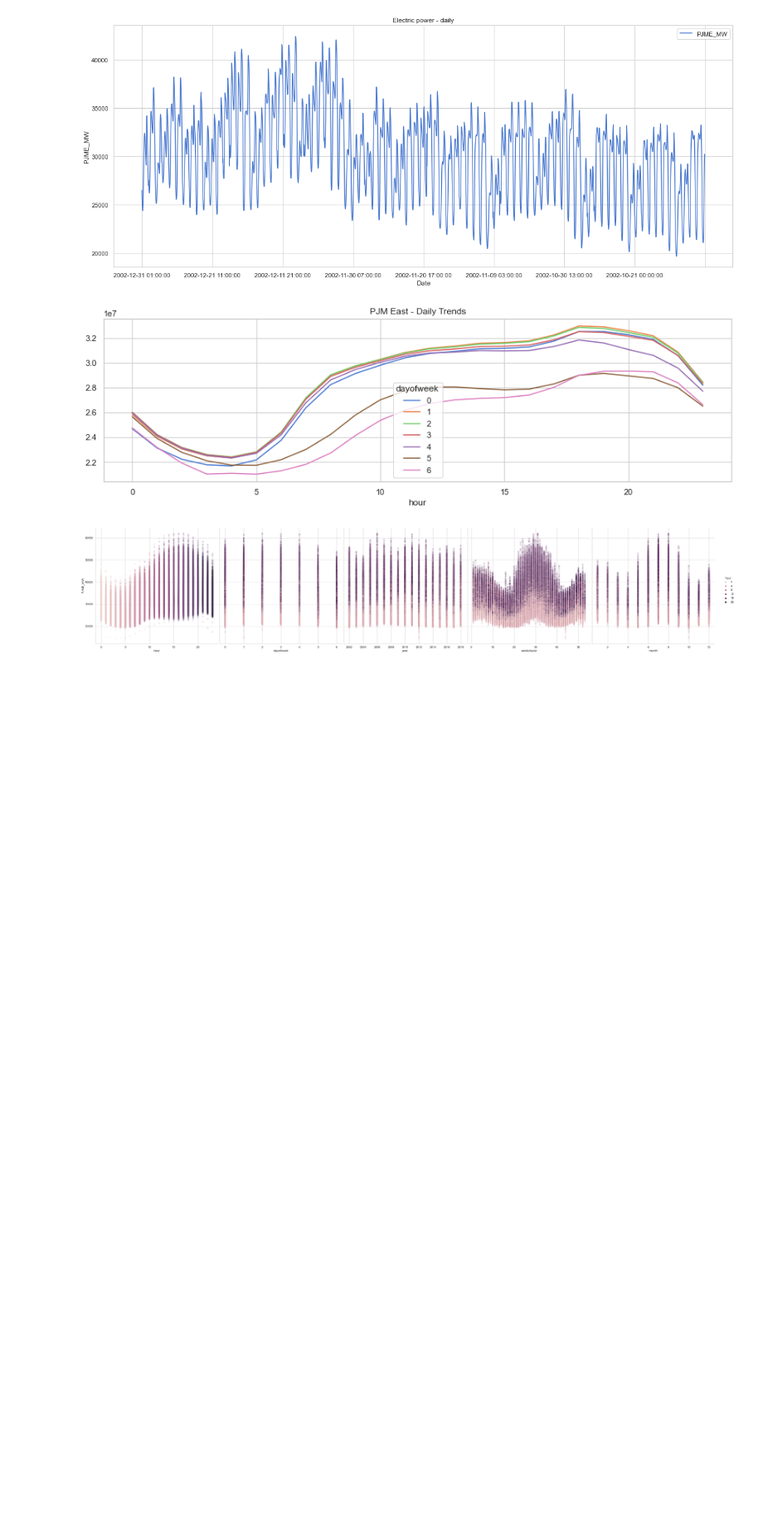
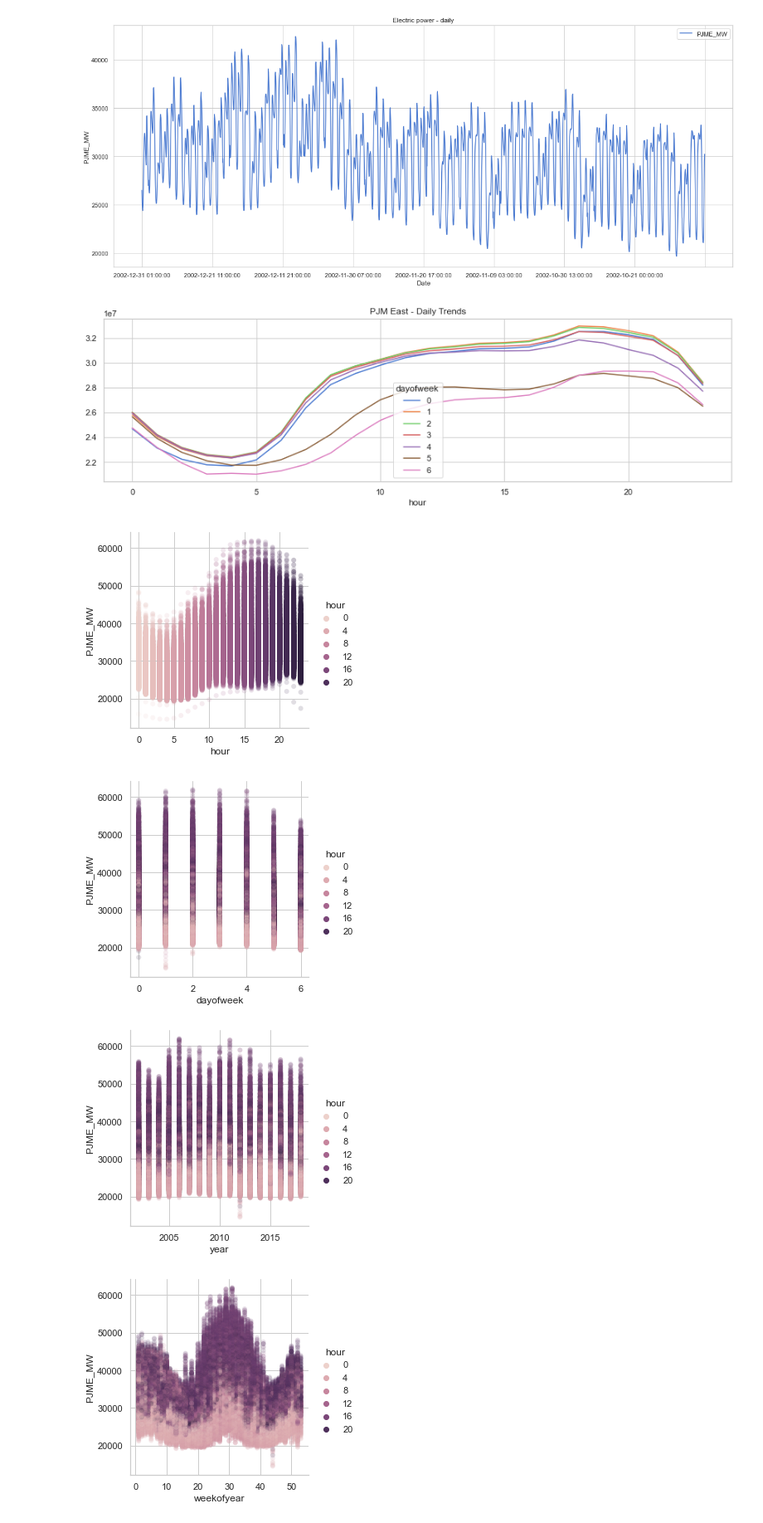
Before and after one commit to Radhika025/Power-Grid-Energy-Consumption-Time-Series-Analysis-and-Prediction, a Jupyter notebook: visualization.ipynb, the cells around one changed output. Shown: that part at 83% size. Saved outputs shown, nothing was run; the diff lists cells and outputs as text; code cells hidden in the pictures; blank space fills up the shorter version.

```diff
--- a/visualization.ipynb
+++ b/visualization.ipynb
@@ -40,16 +40,55 @@ _ = dataset.pivot_table(
 plt.show ()
 # %% [output]
 [figure]
-# %%
-sns.pairplot(
-    dataset.dropna(),
-    hue='hour',
-    x_vars=['hour', 'dayofweek', 'year', 'weekofyear', 'month'],
-    y_vars='PJME_MW',
-    height=7,
-    plot_kws={'alpha':0.15, 'linewidth':0}
-)
-
-plt.show()
-# %% [output]
-[figure, removed]
+# %%
+sns.pairplot(
+    dataset.dropna(),
+    hue='hour',
+    x_vars=['hour'],
+    y_vars='PJME_MW',
+    height=4,
+    plot_kws={'alpha':0.15, 'linewidth':0}
+)
+
+sns.pairplot(
+    dataset.dropna(),
+    hue='hour',
+    x_vars=['dayofweek'],
+    y_vars='PJME_MW',
+    height=4,
+    plot_kws={'alpha':0.15, 'linewidth':0}
+)
+
+sns.pairplot(
+    dataset.dropna(),
+    hue='hour',
+    x_vars=['year'],
+    y_vars='PJME_MW',
+    height=4,
+    plot_kws={'alpha':0.15, 'linewidth':0}
+)
+
+sns.pairplot(
+    dataset.dropna(),
+    hue='hour',
+    x_vars=['weekofyear'],
+    y_vars='PJME_MW',
+    height=4,
+    plot_kws={'alpha':0.15, 'linewidth':0}
+)
+
+sns.pairplot(
+    dataset.dropna(),
+    hue='hour',
+    x_vars=['month'],
+    y_vars='PJME_MW',
+    height=4,
+    plot_kws={'alpha':0.15, 'linewidth':0}
+)
+
+plt.show()
+# %% [output]
+[figure, added]
+[figure, added]
+[figure, added]
+[figure, added]
```
Also changed, not shown: parts of 1 cell of this notebook, 1 other file.
